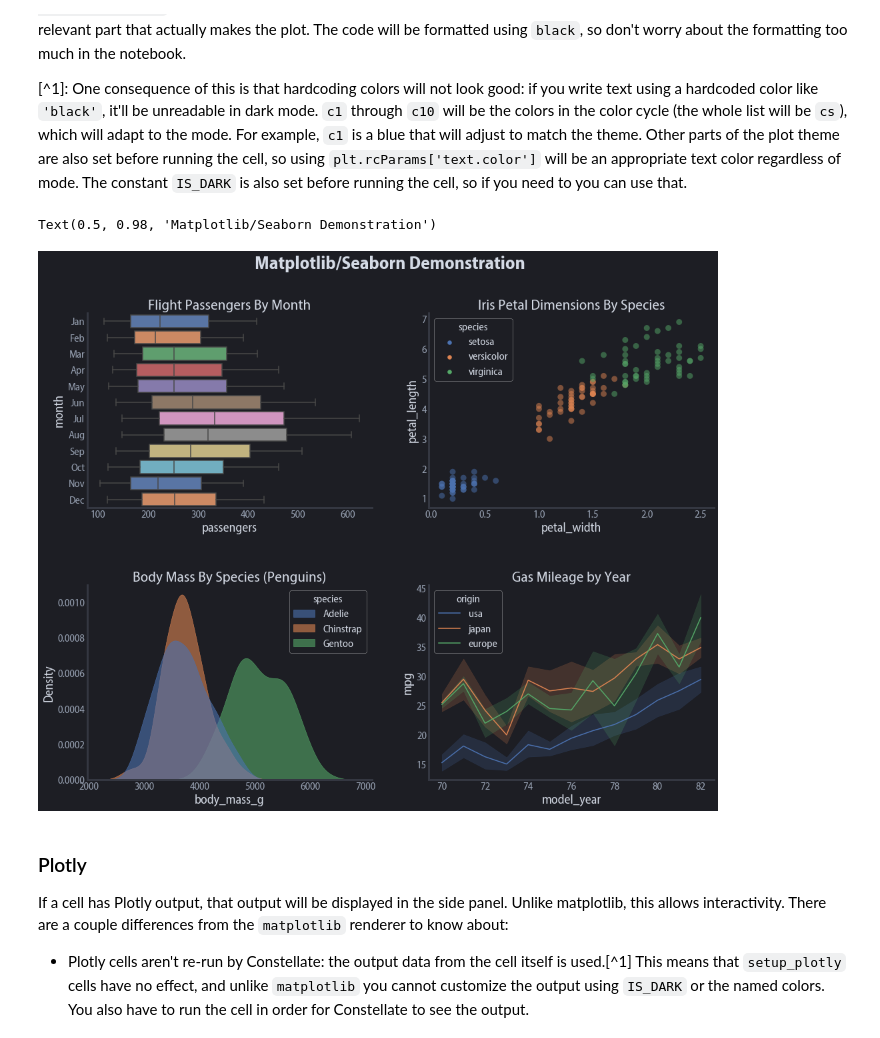
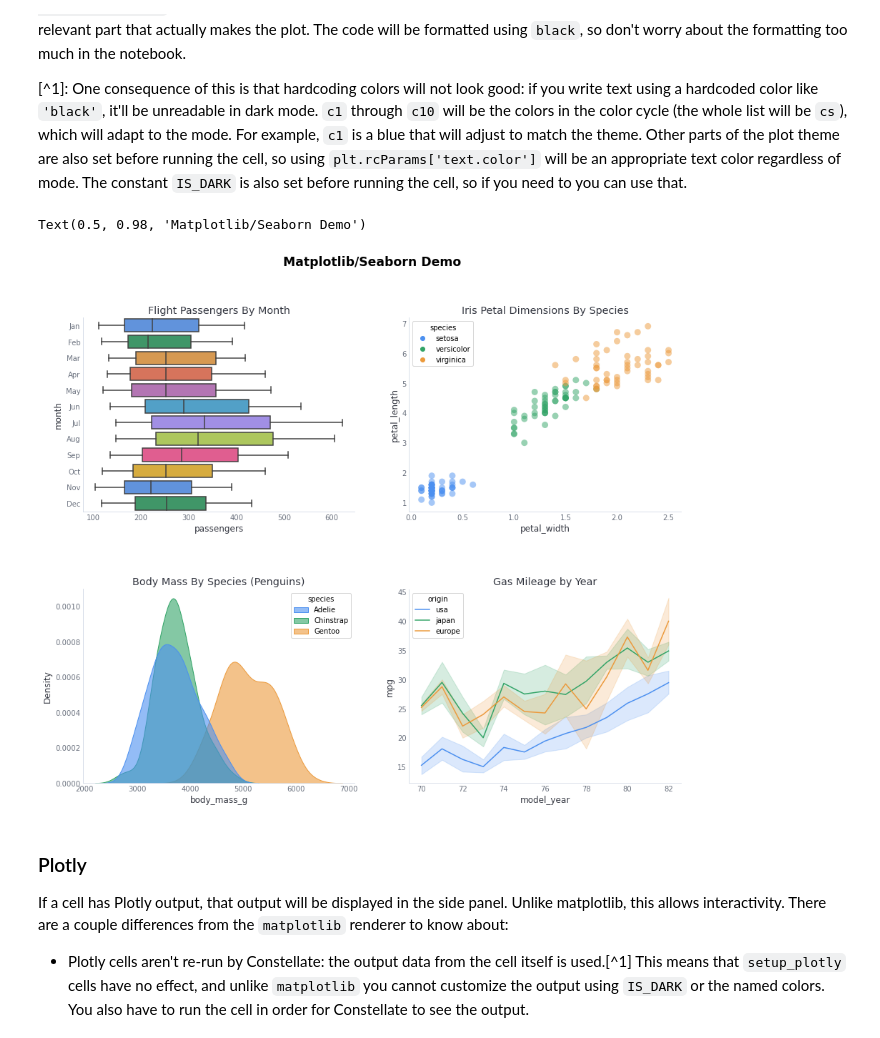
Before and after one commit to constellate-org/constellate, a Jupyter notebook: docs/constellate-tutorial.ipynb, the cells around one changed output. Cells and saved outputs as stored; diff of their text form; code cells hidden in the pictures.

```diff
--- a/docs/constellate-tutorial.ipynb
+++ b/docs/constellate-tutorial.ipynb
@@ -265,7 +265,7 @@ import rho_plus
 
 # this is basically what gets run before each execution in Constellate, once with IS_DARK True and once False
 # set it to whatever matches the theme of your notebook editor so the plots don't hurt your eyes!
-IS_DARK = True
+IS_DARK = False
 cs = rho_plus.mpl_setup(IS_DARK)
 # %% [markdown]
 ### Matplotlib
@@ -278,25 +278,25 @@ On the right is a complicated figure that shows off the default Constellate them
 # %%
 fig, ((ax1, ax2), (ax3, ax4)) = plt.subplots(2, 2, figsize=(15, 12), gridspec_kw=dict(hspace=0.4, wspace=0.2))
 flights = sns.load_dataset('flights')
 sns.boxplot(data=flights, x='passengers', y='month', orient='h', ax=ax1, palette=cs)
 ax1.set_title('Flight Passengers By Month')
 
 iris = sns.load_dataset('iris')
 sns.scatterplot(data=iris, x='petal_width', y='petal_length', hue='species', legend=True, ax=ax2, edgecolor='none', alpha=0.5, s=80)
 ax2.set_title('Iris Petal Dimensions By Species')
 
 penguins = sns.load_dataset('penguins')
 sns.kdeplot(data=penguins, hue='species', x='body_mass_g', fill=True, common_norm=False, ax=ax3, alpha=0.6)
 ax3.set_title('Body Mass By Species (Penguins)')
 
 mpg = sns.load_dataset('mpg')
 sns.lineplot(data=mpg, x='model_year', y='mpg', hue='origin', ax=ax4)
 ax4.set_title('Gas Mileage by Year')
 
-fig.suptitle('Matplotlib/Seaborn Demonstration')
+fig.suptitle('Matplotlib/Seaborn Demo')
 # %% [output]
-Text(0.5, 0.98, 'Matplotlib/Seaborn Demonstration')
+Text(0.5, 0.98, 'Matplotlib/Seaborn Demo')
-[figure, old version]
+[figure, new version]
 # %% [markdown]
 ### Plotly
 If a cell has Plotly output, that output will be displayed in the side panel. Unlike matplotlib, this allows interactivity. There are a couple differences from the `matplotlib` renderer to know about:
```
Also changed, not shown: parts of 4 cells of this notebook, 14 other files.
